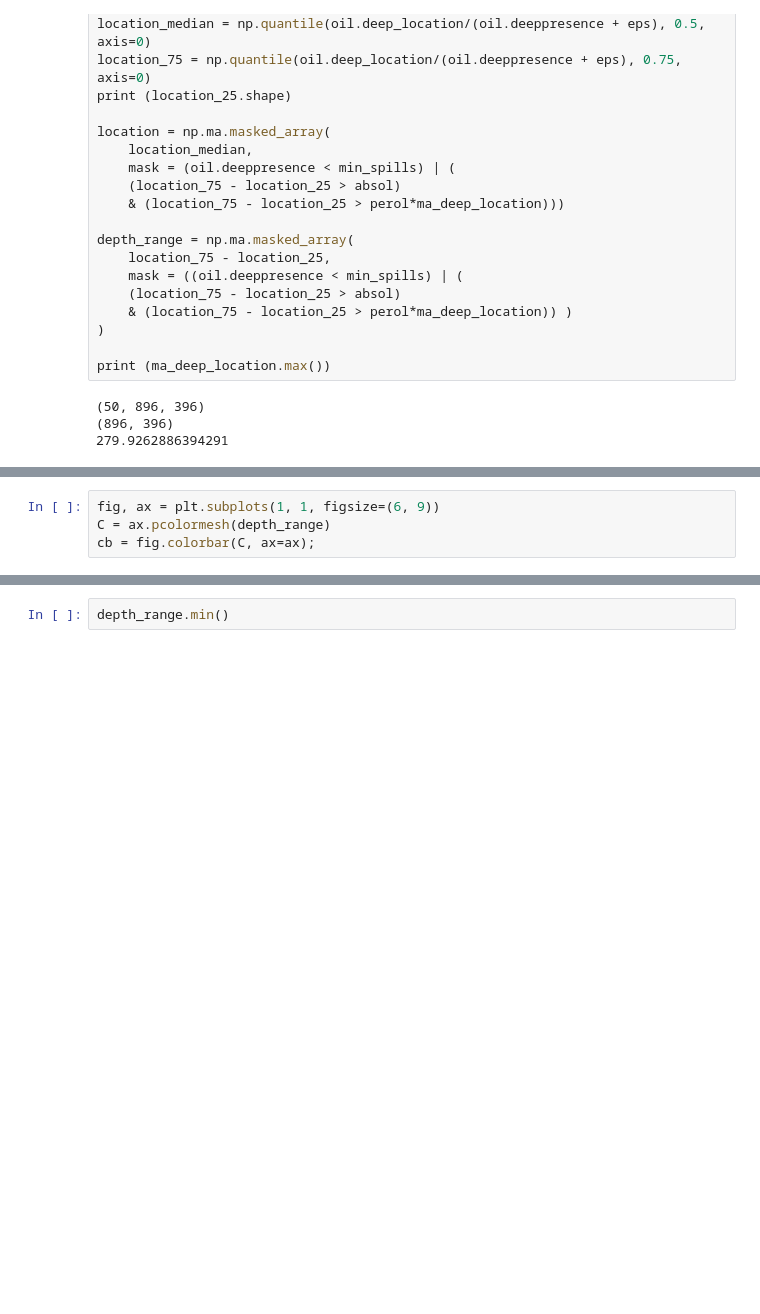
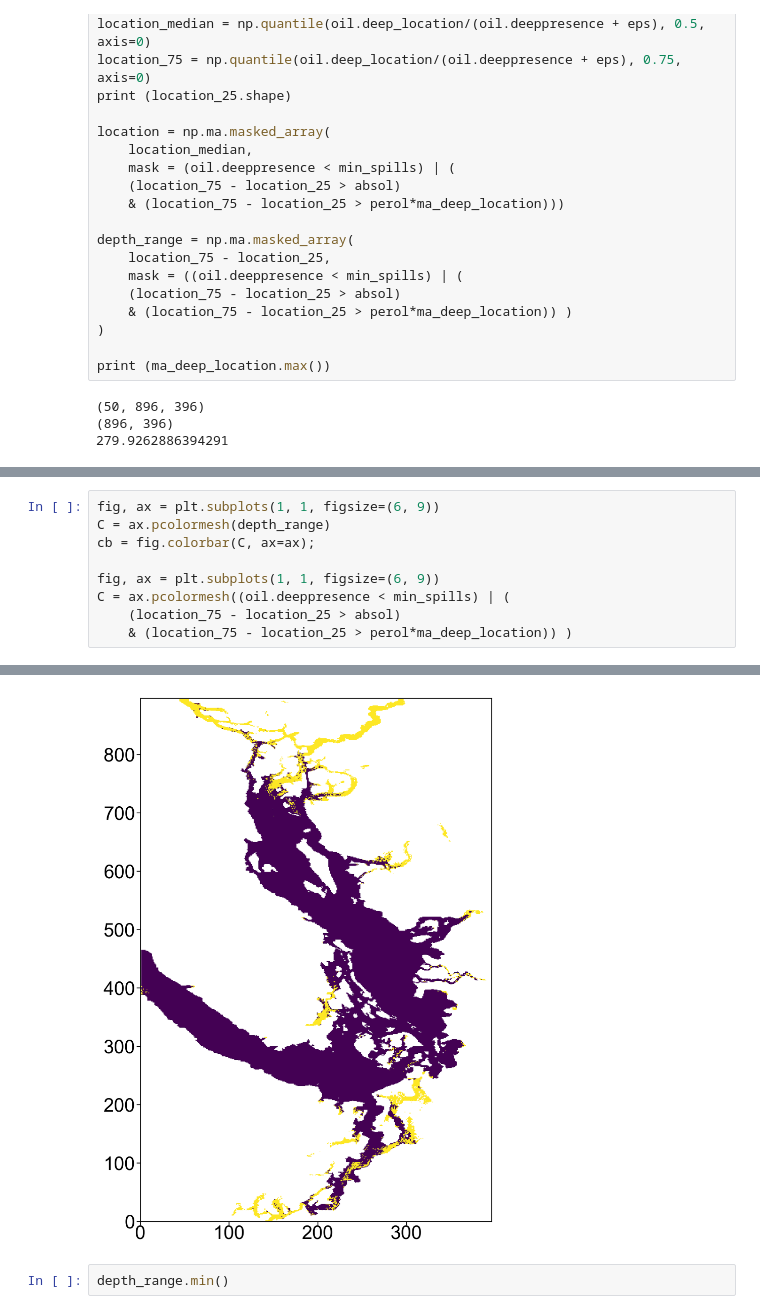
Before and after one commit to MIDOSS/MuellerEtAl_MIDOSS_paper, a Jupyter notebook: notebooks/Part2_Figure4_watercol_presence.ipynb, the cells around one changed output, grey strips where cells are left out. Drawn from its saved outputs; the diff is of its cells as text; blank space fills up the shorter version.

```diff
--- a/notebooks/Part2_Figure4_watercol_presence.ipynb
+++ b/notebooks/Part2_Figure4_watercol_presence.ipynb
@@ -211,9 +211,15 @@ fig.savefig('Part2_Figure4_watercol_presence.pdf');
 # %%
 fig, ax = plt.subplots(1, 1, figsize=(6, 9))
 C = ax.pcolormesh(depth_range)
 cb = fig.colorbar(C, ax=ax);
+
+fig, ax = plt.subplots(1, 1, figsize=(6, 9))
+C = ax.pcolormesh((oil.deeppresence < min_spills) | (
+    (location_75 - location_25 > absol)
+    & (location_75 - location_25 > perol*ma_deep_location)) )
 # %% [output]
 [figure]
+[figure, added]
 # %%
 depth_range.min()
 # %% [output]
```
Also changed, not shown: parts of 1 cell of this notebook, 5 other files.
